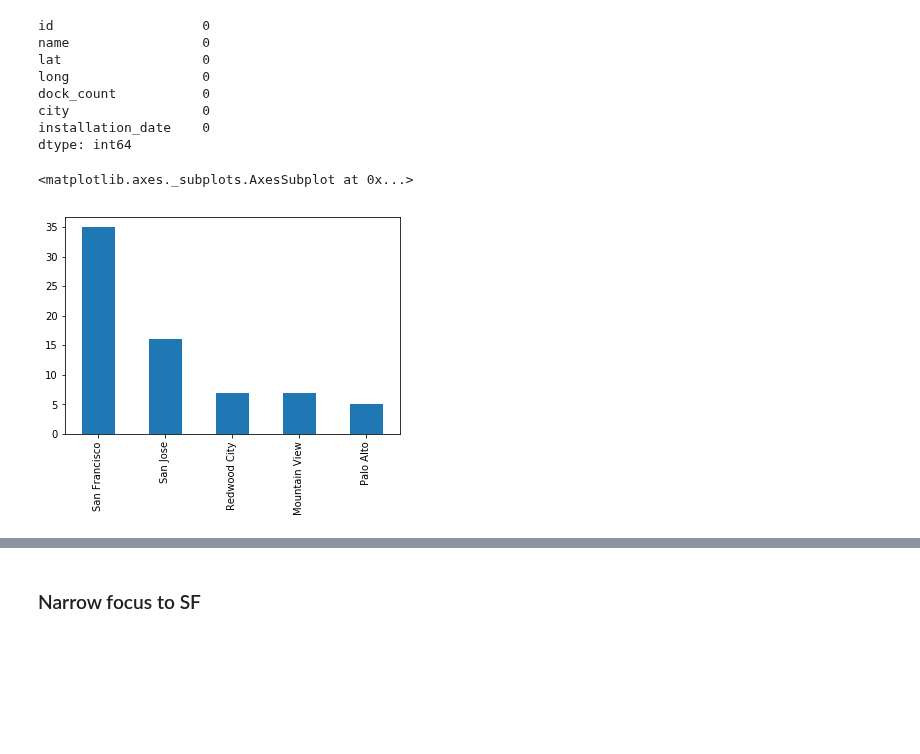
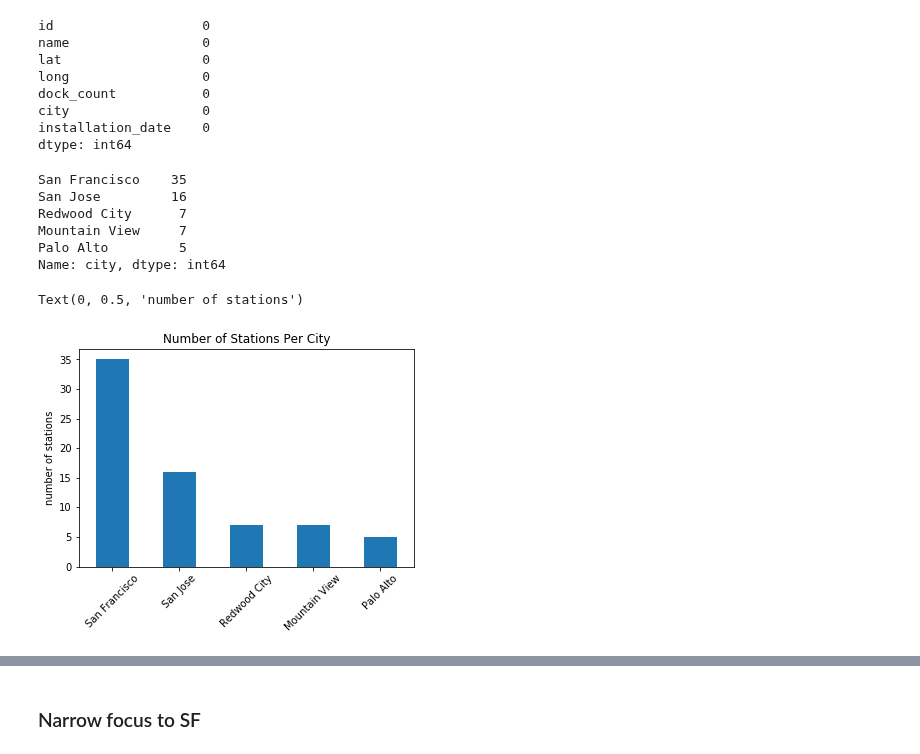
Before and after one commit to jslaga/SpringboardDSC, a Jupyter notebook: Capstone1/Capstone.ipynb, the cells around one changed output, grey strips where cells are left out. Drawn from its saved outputs; the diff is of its cells as text; code cells hidden in the pictures; blank space fills up the shorter version.

```diff
--- a/Capstone1/Capstone.ipynb
+++ b/Capstone1/Capstone.ipynb
@@ -91,10 +91,22 @@ dock_count           0
 city                 0
 installation_date    0
 dtype: int64
+# %%
+station_df.city.value_counts()
+# %% [output]
+San Francisco    35
+San Jose         16
+Redwood City      7
+Mountain View     7
+Palo Alto         5
+Name: city, dtype: int64
 # %%
 #stations by city
 station_df.city.value_counts().plot(kind='bar')
+plt.title('Number of Stations Per City')
+plt.xticks(rotation=45)
+plt.ylabel('number of stations')
 # SF has 35 stations
 # %% [output]
-<matplotlib.axes._subplots.AxesSubplot at 0x...>
+Text(0, 0.5, 'number of stations')
-[figure, old version]
+[figure, new version]
```
Also changed, not shown: parts of 17 cells of this notebook.
